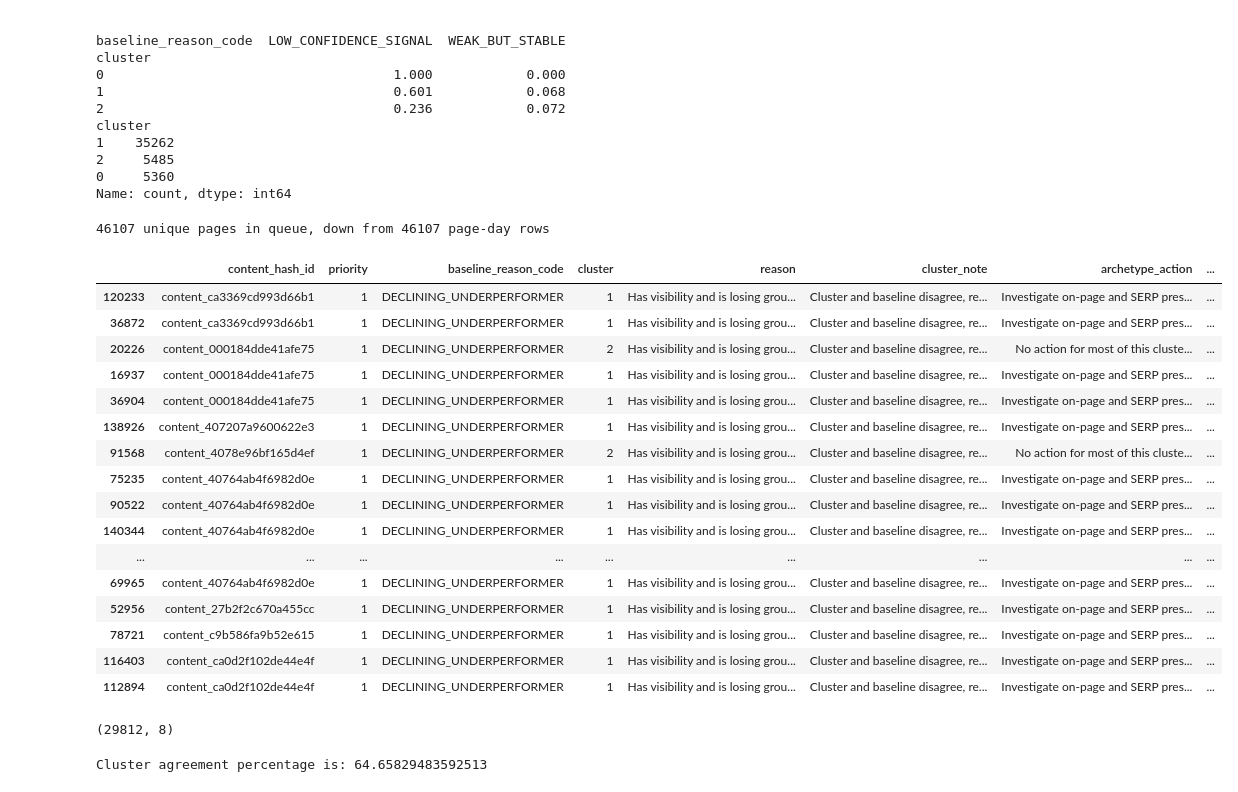
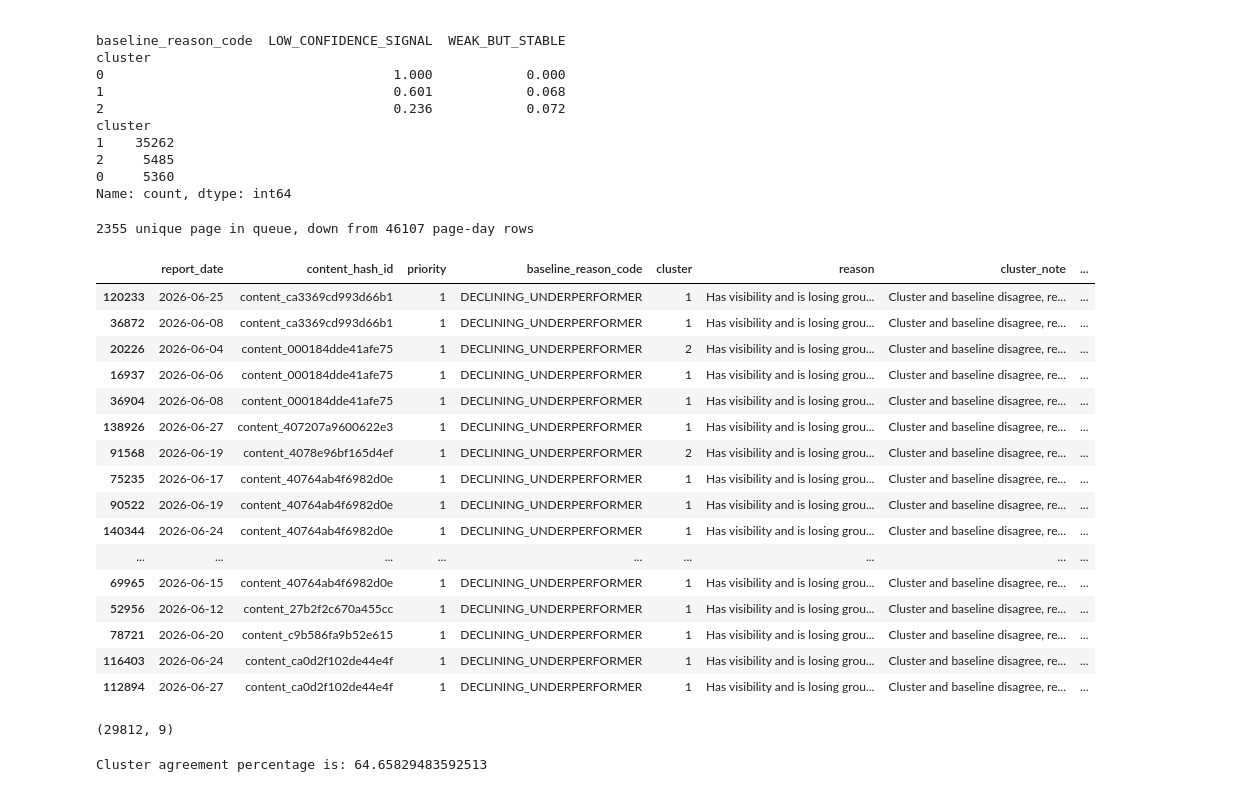
Before and after one commit to ocedev112/flyrank_oce_dev, a Jupyter notebook: work/notebooks/w07_action_playbook.ipynb, the cells around one changed output. Saved outputs shown, nothing was run; the diff lists cells and outputs as text; code cells hidden in the pictures.

```diff
--- a/work/notebooks/w07_action_playbook.ipynb
+++ b/work/notebooks/w07_action_playbook.ipynb
@@ -278,57 +278,58 @@ cluster_archetype_map = {
     2: 'champion',
 }
 
 archetype_action_map = {
     'weak_no_demand': 'Do not invest. Traffic is too thin to justify a refresh, confirmed by cluster 0 sitting at 100% overlap with LOW_CONFIDENCE_SIGNAL on both the raw threshold and the Wilson interval version of the rule. Monitor only, revisit if impressions grow.',
     'engagement_problem': 'Investigate on-page and SERP presentation before touching content depth. This cluster is defined by real impressions with close to zero clicks, which points at title, meta description, or SERP feature loss rather than thin content. A word_count-driven refresh is not the right first move here.',
     'champion': 'No action for most of this cluster. The 11 to 13 percent showing DECLINING_UNDERPERFORMER inside an otherwise healthy cluster are the exception, worth a light check since a strong page starting to slip is cheaper to fix early than after it falls further.',
 }
 
 queue = df_test_honest.copy()
 queue['cluster_archetype'] = queue['cluster'].map(cluster_archetype_map)
 queue['archetype_action'] = queue['cluster_archetype'].map(archetype_action_map)
 queue[['content_hash_id', 'cluster_archetype', 'archetype_action']].drop_duplicates('cluster_archetype')
 
 queue['priority'] = queue['baseline_reason_code'].map(priority_map)
 queue['reason'] = queue['baseline_reason_code'].map(reason_text_map)
 dominant_code_per_cluster = crosstab_honest.idxmax(axis=1)
 
 queue['cluster_dominant_code'] = queue['cluster'].map(dominant_code_per_cluster)
 
 queue['cluster_note'] = np.where(
     queue['baseline_reason_code'] == queue['cluster_dominant_code'],
     'Cluster and baseline agree, treat with normal confidence.',
     'Cluster and baseline disagree, review before acting.'
 )
 
 queue = queue.sort_values('priority')[
-    ['content_hash_id', 'priority', 'baseline_reason_code', 'cluster', 'reason', 'cluster_note',  'archetype_action','cluster_archetype']
+    ['report_date','content_hash_id', 'priority', 'baseline_reason_code', 'cluster', 'reason', 'cluster_note',  'archetype_action','cluster_archetype']
 ]
-print(f"{len(queue)} unique pages in queue, down from {len(df_test_honest)} page-day rows")
+unique_page = queue['content_hash_id'].nunique()
+print(f"{unique_page} unique page in queue, down from {len(df_test_honest)} page-day rows")
 queue.head(20)
 # %% [output]
-46107 unique pages in queue, down from 46107 page-day rows
+2355 unique page in queue, down from 46107 page-day rows
-|  | content_hash_id | priority | baseline_reason_code | cluster | reason | cluster_note | archetype_action | ... |
-| 120233 | content_ca3369cd993d66b1 | 1 | DECLINING_UNDERPERFORMER | 1 | Has visibility and is losing grou... | Cluster and baseline disagree, re... | Investigate on-page and SERP pres... | ... |
-| 36872 | content_ca3369cd993d66b1 | 1 | DECLINING_UNDERPERFORMER | 1 | Has visibility and is losing grou... | Cluster and baseline disagree, re... | Investigate on-page and SERP pres... | ... |
-| 20226 | content_000184dde41afe75 | 1 | DECLINING_UNDERPERFORMER | 2 | Has visibility and is losing grou... | Cluster and baseline disagree, re... | No action for most of this cluste... | ... |
-| 16937 | content_000184dde41afe75 | 1 | DECLINING_UNDERPERFORMER | 1 | Has visibility and is losing grou... | Cluster and baseline disagree, re... | Investigate on-page and SERP pres... | ... |
-| 36904 | content_000184dde41afe75 | 1 | DECLINING_UNDERPERFORMER | 1 | Has visibility and is losing grou... | Cluster and baseline disagree, re... | Investigate on-page and SERP pres... | ... |
-| 138926 | content_407207a9600622e3 | 1 | DECLINING_UNDERPERFORMER | 1 | Has visibility and is losing grou... | Cluster and baseline disagree, re... | Investigate on-page and SERP pres... | ... |
-| 91568 | content_4078e96bf165d4ef | 1 | DECLINING_UNDERPERFORMER | 2 | Has visibility and is losing grou... | Cluster and baseline disagree, re... | No action for most of this cluste... | ... |
-| 75235 | content_40764ab4f6982d0e | 1 | DECLINING_UNDERPERFORMER | 1 | Has visibility and is losing grou... | Cluster and baseline disagree, re... | Investigate on-page and SERP pres... | ... |
-| 90522 | content_40764ab4f6982d0e | 1 | DECLINING_UNDERPERFORMER | 1 | Has visibility and is losing grou... | Cluster and baseline disagree, re... | Investigate on-page and SERP pres... | ... |
-| 140344 | content_40764ab4f6982d0e | 1 | DECLINING_UNDERPERFORMER | 1 | Has visibility and is losing grou... | Cluster and baseline disagree, re... | Investigate on-page and SERP pres... | ... |
+|  | report_date | content_hash_id | priority | baseline_reason_code | cluster | reason | cluster_note | ... |
+| 120233 | 2026-06-25 | content_ca3369cd993d66b1 | 1 | DECLINING_UNDERPERFORMER | 1 | Has visibility and is losing grou... | Cluster and baseline disagree, re... | ... |
+| 36872 | 2026-06-08 | content_ca3369cd993d66b1 | 1 | DECLINING_UNDERPERFORMER | 1 | Has visibility and is losing grou... | Cluster and baseline disagree, re... | ... |
+| 20226 | 2026-06-04 | content_000184dde41afe75 | 1 | DECLINING_UNDERPERFORMER | 2 | Has visibility and is losing grou... | Cluster and baseline disagree, re... | ... |
+| 16937 | 2026-06-06 | content_000184dde41afe75 | 1 | DECLINING_UNDERPERFORMER | 1 | Has visibility and is losing grou... | Cluster and baseline disagree, re... | ... |
+| 36904 | 2026-06-08 | content_000184dde41afe75 | 1 | DECLINING_UNDERPERFORMER | 1 | Has visibility and is losing grou... | Cluster and baseline disagree, re... | ... |
+| 138926 | 2026-06-27 | content_407207a9600622e3 | 1 | DECLINING_UNDERPERFORMER | 1 | Has visibility and is losing grou... | Cluster and baseline disagree, re... | ... |
+| 91568 | 2026-06-19 | content_4078e96bf165d4ef | 1 | DECLINING_UNDERPERFORMER | 2 | Has visibility and is losing grou... | Cluster and baseline disagree, re... | ... |
+| 75235 | 2026-06-17 | content_40764ab4f6982d0e | 1 | DECLINING_UNDERPERFORMER | 1 | Has visibility and is losing grou... | Cluster and baseline disagree, re... | ... |
+| 90522 | 2026-06-19 | content_40764ab4f6982d0e | 1 | DECLINING_UNDERPERFORMER | 1 | Has visibility and is losing grou... | Cluster and baseline disagree, re... | ... |
+| 140344 | 2026-06-24 | content_40764ab4f6982d0e | 1 | DECLINING_UNDERPERFORMER | 1 | Has visibility and is losing grou... | Cluster and baseline disagree, re... | ... |
 | ... | ... | ... | ... | ... | ... | ... | ... | ... |
-| 69965 | content_40764ab4f6982d0e | 1 | DECLINING_UNDERPERFORMER | 1 | Has visibility and is losing grou... | Cluster and baseline disagree, re... | Investigate on-page and SERP pres... | ... |
-| 52956 | content_27b2f2c670a455cc | 1 | DECLINING_UNDERPERFORMER | 1 | Has visibility and is losing grou... | Cluster and baseline disagree, re... | Investigate on-page and SERP pres... | ... |
-| 78721 | content_c9b586fa9b52e615 | 1 | DECLINING_UNDERPERFORMER | 1 | Has visibility and is losing grou... | Cluster and baseline disagree, re... | Investigate on-page and SERP pres... | ... |
-| 116403 | content_ca0d2f102de44e4f | 1 | DECLINING_UNDERPERFORMER | 1 | Has visibility and is losing grou... | Cluster and baseline disagree, re... | Investigate on-page and SERP pres... | ... |
-| 112894 | content_ca0d2f102de44e4f | 1 | DECLINING_UNDERPERFORMER | 1 | Has visibility and is losing grou... | Cluster and baseline disagree, re... | Investigate on-page and SERP pres... | ... |
+| 69965 | 2026-06-15 | content_40764ab4f6982d0e | 1 | DECLINING_UNDERPERFORMER | 1 | Has visibility and is losing grou... | Cluster and baseline disagree, re... | ... |
+| 52956 | 2026-06-12 | content_27b2f2c670a455cc | 1 | DECLINING_UNDERPERFORMER | 1 | Has visibility and is losing grou... | Cluster and baseline disagree, re... | ... |
+| 78721 | 2026-06-20 | content_c9b586fa9b52e615 | 1 | DECLINING_UNDERPERFORMER | 1 | Has visibility and is losing grou... | Cluster and baseline disagree, re... | ... |
+| 116403 | 2026-06-24 | content_ca0d2f102de44e4f | 1 | DECLINING_UNDERPERFORMER | 1 | Has visibility and is losing grou... | Cluster and baseline disagree, re... | ... |
+| 112894 | 2026-06-27 | content_ca0d2f102de44e4f | 1 | DECLINING_UNDERPERFORMER | 1 | Has visibility and is losing grou... | Cluster and baseline disagree, re... | ... |
 # %%
 queue[queue["cluster_note"] == 'Cluster and baseline agree, treat with normal confidence.'].shape
 # %% [output]
-(29812, 8)
+(29812, 9)
 # %%
 #Cluster Agreement rate for baseline
 agreed_clusters = queue[queue["cluster_note"] == 'Cluster and baseline agree, treat with normal confidence.'].shape[0]
```
Also changed, not shown: parts of 1 cell of this notebook.
